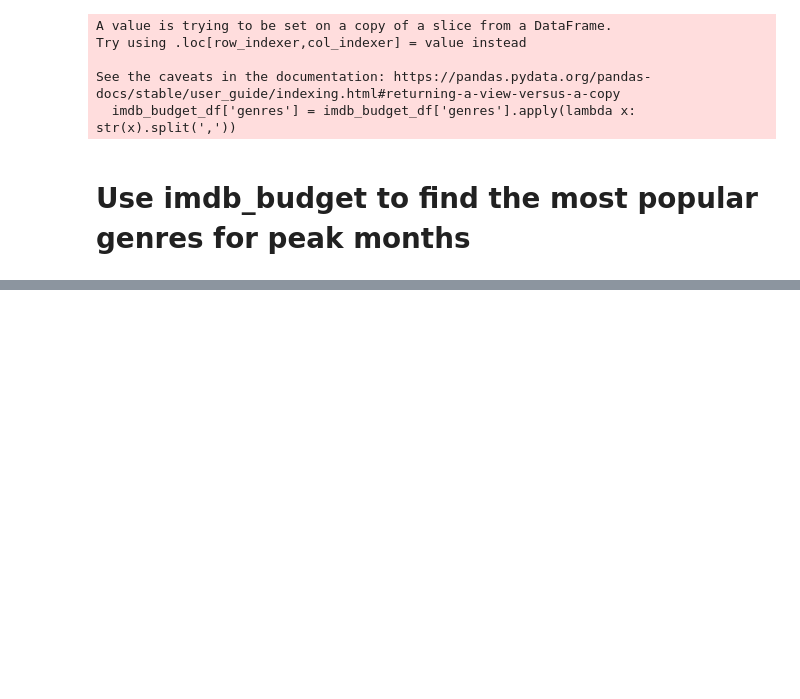
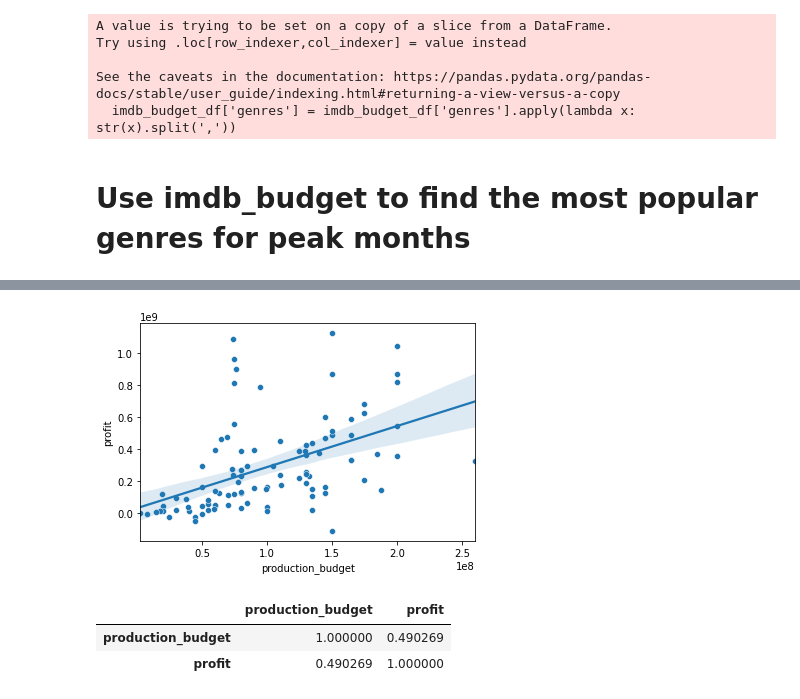
Before and after one commit to michael-pozo/Movie-Data-Analysis-, a Jupyter notebook: IMDB Data Working Notebook.ipynb, the cells around one changed output, grey strips where cells are left out. Cells and saved outputs as stored; diff of their text form; code cells hidden in the pictures; blank space fills up the shorter version.

```diff
--- a/IMDB Data Working Notebook.ipynb
+++ b/IMDB Data Working Notebook.ipynb
@@ -246,0 +277,7 @@ sns.scatterplot(x = 'averagerating', y = 'profit', data = imdb_budget_dedupe_df)
+# %%
+genres_subset = imdb_budget_df.loc[imdb_budget_df['genres'].isin(['Animation'])].reset_index()
+genres_subset.drop_duplicates(subset = 'primary_title', inplace = True)
+is_multi = genres_subset['director_name'].value_counts()>1
+multi_director_list = genres_subset[genres_subset['director_name'].isin(is_multi[is_multi].index)]
+profit_shortlist = multi_director_list.groupby('director_name').median().sort_values('profit', ascending = False).head(10)
+profit_shortlist.reset_index()
@@ -246,0 +336,10 @@ sns.scatterplot(x = 'averagerating', y = 'profit', data = imdb_budget_dedupe_df)
+# %%
+ax = sns.scatterplot(x = 'production_budget', y = 'profit', data = genres_subset)
+line = sns.regplot(data= genres_subset, x="production_budget", y='profit', scatter=False, ax=ax)
+plt.show();
+genres_subset.loc[: , ["production_budget",'profit']].corr()
+# %% [output]
+[figure, added]
+|  | production_budget | profit |
+| production_budget | 1.000000 | 0.490269 |
+| profit | 0.490269 | 1.000000 |
```
Also changed, not shown: parts of 12 cells of this notebook, 4 other files.
